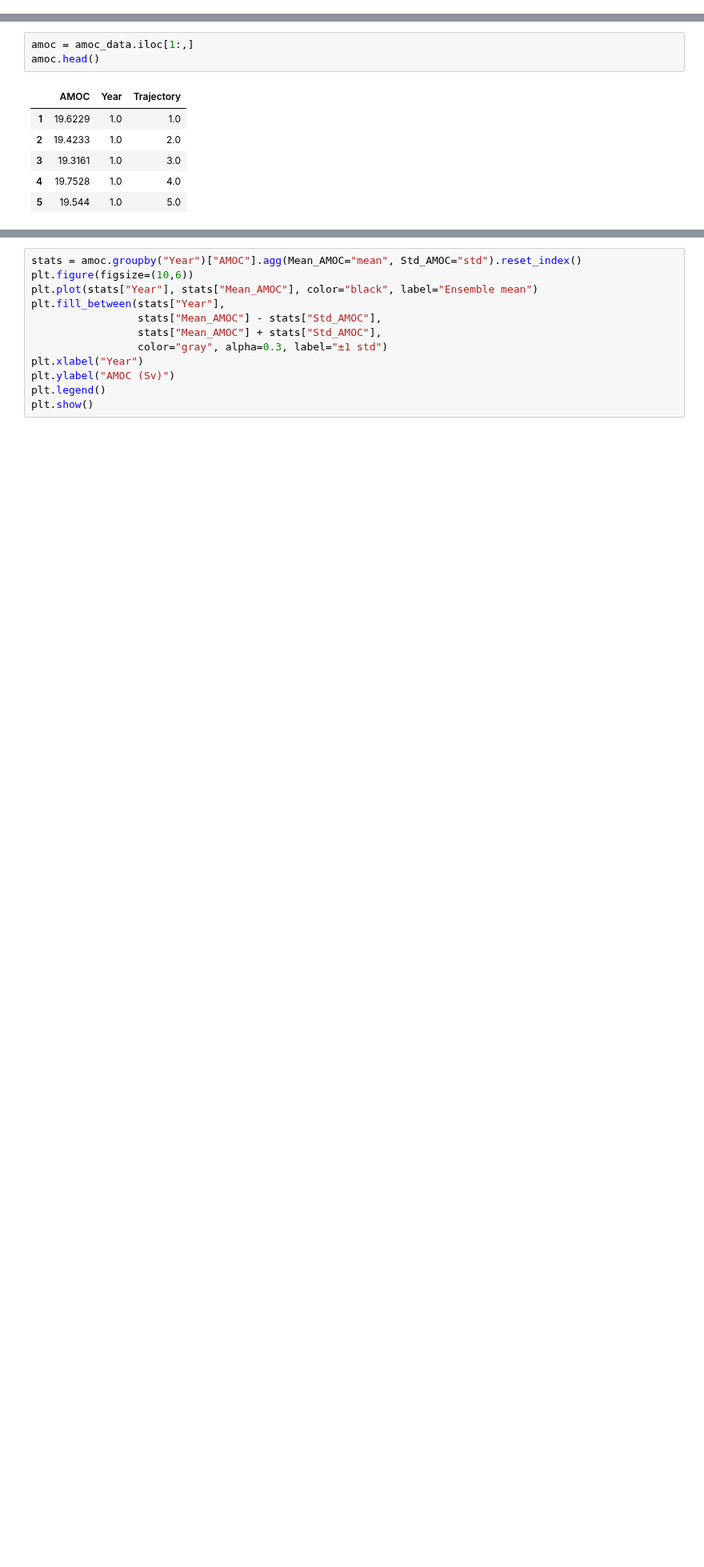
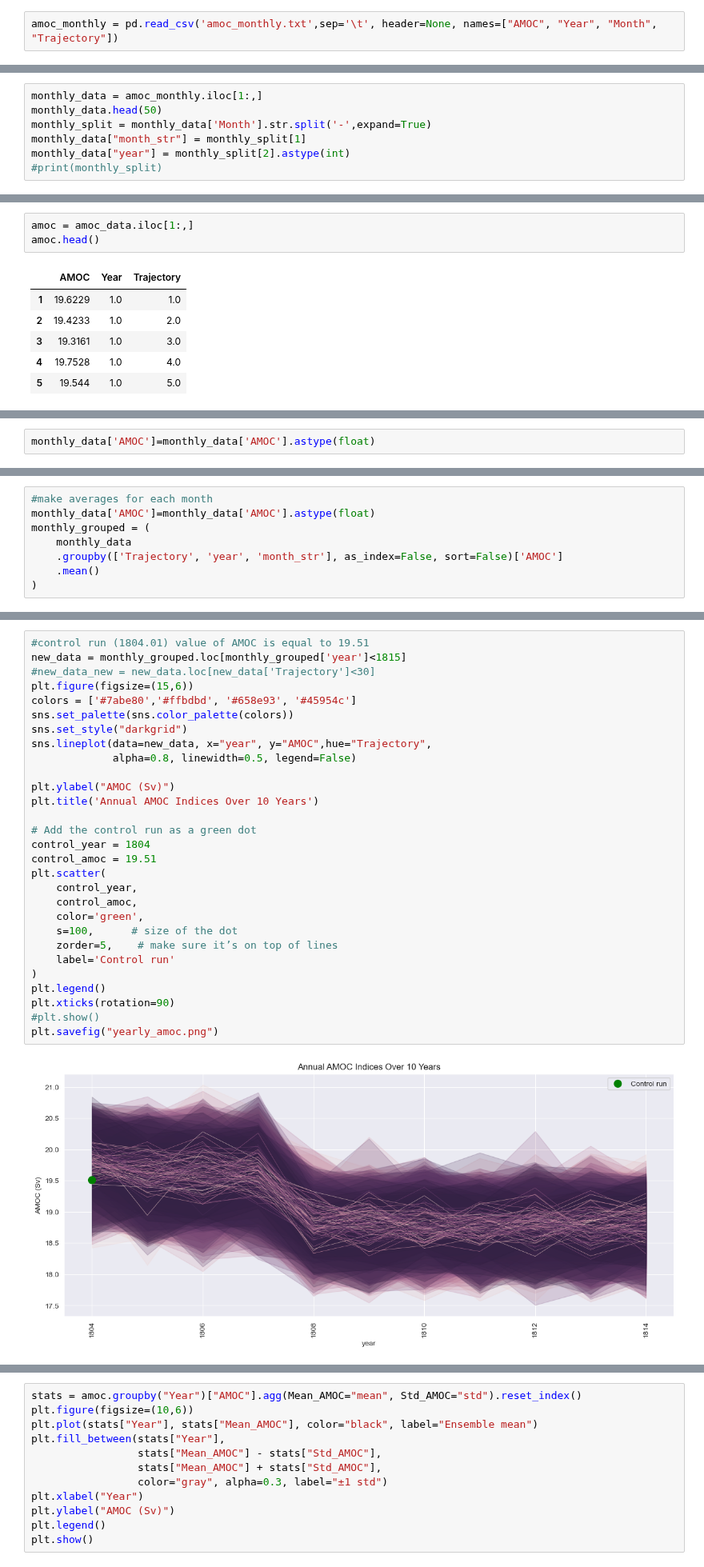
Before and after one commit to amethystaurora-robo/plasim_rare_events, a Jupyter notebook: traj_analysis.ipynb, the cells around one changed output, grey strips where cells are left out. Shown at 80% size. Cells and saved outputs as stored; diff of their text form; blank space fills up the shorter version.

```diff
--- a/traj_analysis.ipynb
+++ b/traj_analysis.ipynb
@@ -9,3 +9,5 @@ import matplotlib.pyplot as plt
 import matplotlib.ticker as mticker
 # %%
 amoc_data = pd.read_csv('amoc_averaged.txt',sep='\t', header=None, names=["AMOC", "Year", "Trajectory"])
+# %%
+amoc_monthly = pd.read_csv('amoc_monthly.txt',sep='\t', header=None, names=["AMOC", "Year", "Month", "Trajectory"])
@@ -11,0 +27,7 @@ amoc_data = pd.read_csv('amoc_averaged.txt',sep='\t', header=None, names=["AMOC"
+# %%
+monthly_data = amoc_monthly.iloc[1:,]
+monthly_data.head(50)
+monthly_split = monthly_data['Month'].str.split('-',expand=True)
+monthly_data["month_str"] = monthly_split[1]
+monthly_data["year"] = monthly_split[2].astype(int)
+#print(monthly_split)
@@ -49,3 +95,5 @@ plt.title('Trajectory Spread of AMOC Indices over 20 Years')
 plt.savefig("AMOC_traj_spread.png")
 # %% [output]
 [figure]
+# %%
+monthly_data['AMOC']=monthly_data['AMOC'].astype(float)
@@ -51,0 +106,8 @@ plt.savefig("AMOC_traj_spread.png")
+# %%
+#make averages for each month
+monthly_data['AMOC']=monthly_data['AMOC'].astype(float)
+monthly_grouped = (
+    monthly_data
+    .groupby(['Trajectory', 'year', 'month_str'], as_index=False, sort=False)['AMOC']
+    .mean()
+)
@@ -51,0 +142,31 @@ plt.savefig("AMOC_traj_spread.png")
+# %%
+#control run (1804.01) value of AMOC is equal to 19.51
+new_data = monthly_grouped.loc[monthly_grouped['year']<1815]
+#new_data_new = new_data.loc[new_data['Trajectory']<30]
+plt.figure(figsize=(15,6))
+colors = ['#7abe80','#ffbdbd', '#658e93', '#45954c']
+sns.set_palette(sns.color_palette(colors))
+sns.set_style("darkgrid")
+sns.lineplot(data=new_data, x="year", y="AMOC",hue="Trajectory",
+             alpha=0.8, linewidth=0.5, legend=False)
+
+plt.ylabel("AMOC (Sv)")
+plt.title('Annual AMOC Indices Over 10 Years')
+
+# Add the control run as a green dot
+control_year = 1804
+control_amoc = 19.51
+plt.scatter(
+    control_year,
+    control_amoc,
+    color='green',
+    s=100,      # size of the dot
+    zorder=5,    # make sure it’s on top of lines
+    label='Control run'
+)
+plt.legend()
+plt.xticks(rotation=90)
+#plt.show()
+plt.savefig("yearly_amoc.png")
+# %% [output]
+[figure, added]
```
Also changed, not shown: parts of 14 cells of this notebook, 4 other files.
